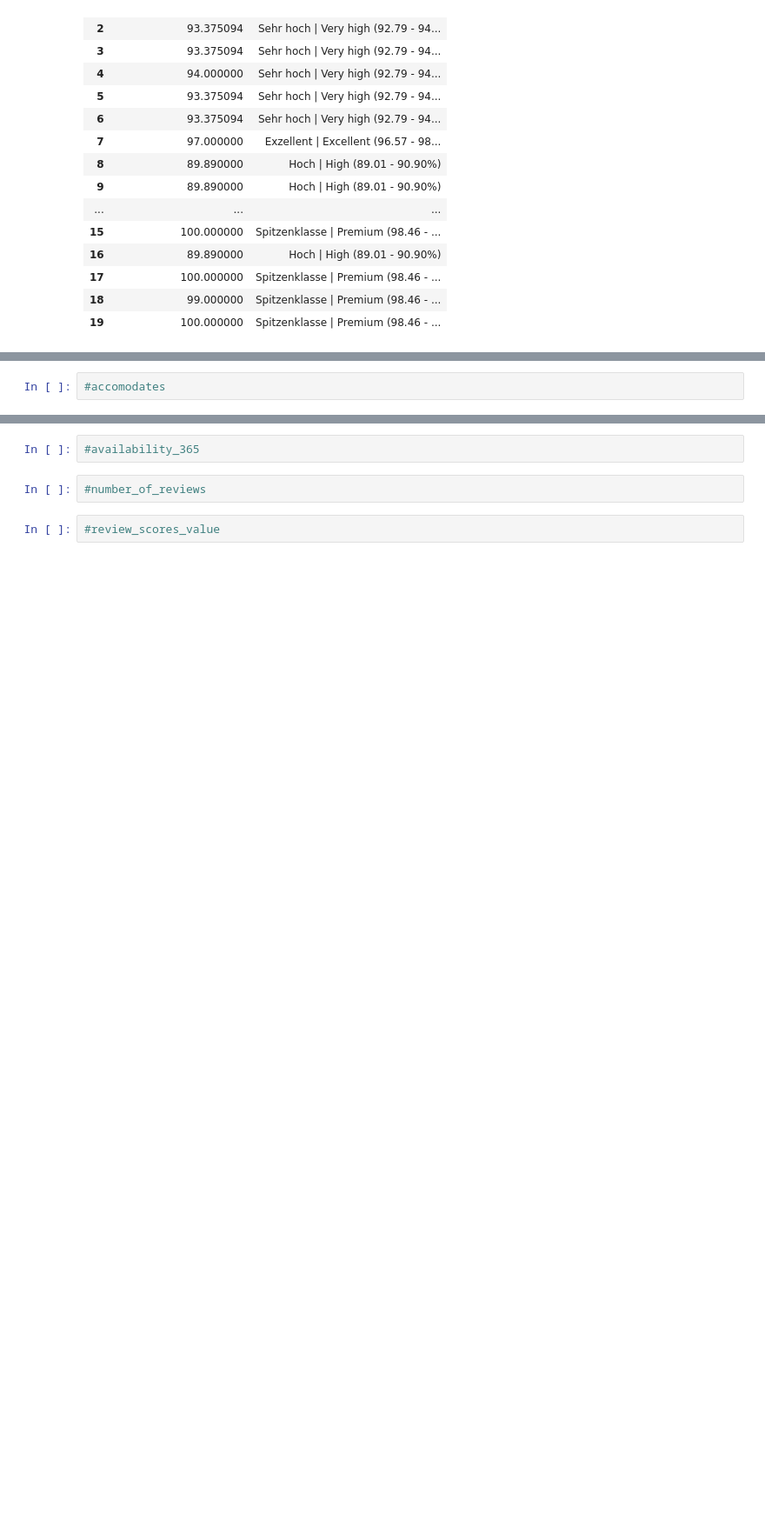
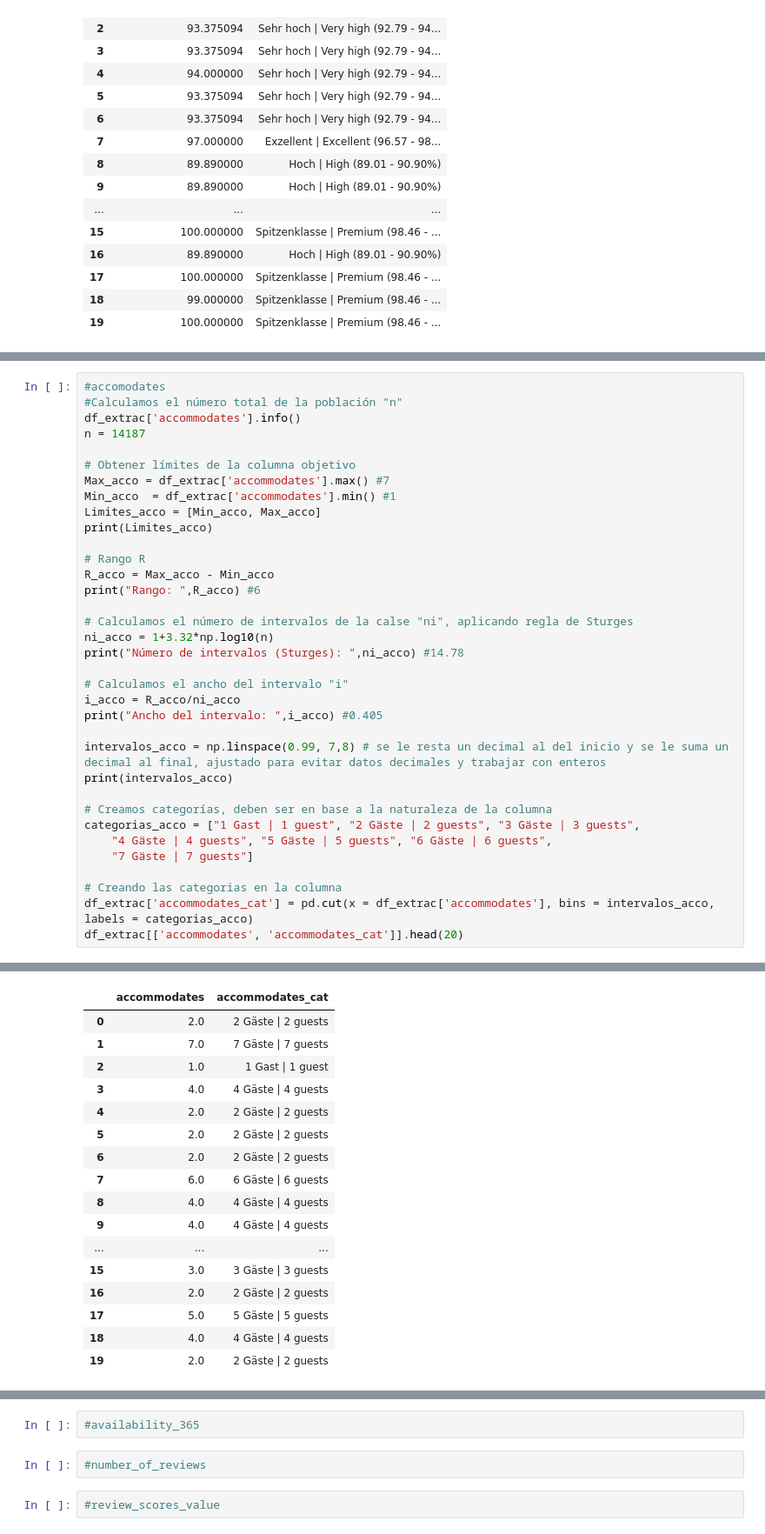
Before and after one commit to Raydays55/Actividad-5, a Jupyter notebook: Act5.ipynb, the cells around one changed output, grey strips where cells are left out. Shown at 87% size. Saved outputs shown, nothing was run; the diff lists cells and outputs as text; blank space fills up the shorter version.

```diff
--- a/Act5.ipynb
+++ b/Act5.ipynb
@@ -542,2 +561,36 @@ Ancho del intervalo:  1.082230827888238
 # %%
 #accomodates
+#Calculamos el número total de la población "n"
+df_extrac['accommodates'].info()
+n = 14187
+
+# Obtener límites de la columna objetivo
+Max_acco = df_extrac['accommodates'].max() #7
+Min_acco  = df_extrac['accommodates'].min() #1
+Limites_acco = [Min_acco, Max_acco]
+print(Limites_acco)
+
+# Rango R
+R_acco = Max_acco - Min_acco
+print("Rango: ",R_acco) #6
+
+# Calculamos el número de intervalos de la calse "ni", aplicando regla de Sturges
+ni_acco = 1+3.32*np.log10(n)
+print("Número de intervalos (Sturges): ",ni_acco) #14.78
+
+# Calculamos el ancho del intervalo "i"
+i_acco = R_acco/ni_acco
+print("Ancho del intervalo: ",i_acco) #0.405
+
+intervalos_acco = np.linspace(0.99, 7,8) # se le resta un decimal al del inicio y se le suma un decimal al final, ajustado para evitar datos decimales y trabajar con enteros
+print(intervalos_acco)
+
+# Creamos categorías, deben ser en base a la naturaleza de la columna
+categorias_acco = ["1 Gast | 1 guest", "2 Gäste | 2 guests", "3 Gäste | 3 guests",
+    "4 Gäste | 4 guests", "5 Gäste | 5 guests", "6 Gäste | 6 guests",
+    "7 Gäste | 7 guests"]
+
+# Creando las categorias en la columna
+df_extrac['accommodates_cat'] = pd.cut(x = df_extrac['accommodates'], bins = intervalos_acco, labels = categorias_acco)
+df_extrac[['accommodates', 'accommodates_cat']].head(20)
+# %% [output]
@@ -543,0 +611,17 @@ Ancho del intervalo:  1.082230827888238
+|  | accommodates | accommodates_cat |
+| 0 | 2.0 | 2 Gäste | 2 guests |
+| 1 | 7.0 | 7 Gäste | 7 guests |
+| 2 | 1.0 | 1 Gast | 1 guest |
+| 3 | 4.0 | 4 Gäste | 4 guests |
+| 4 | 2.0 | 2 Gäste | 2 guests |
+| 5 | 2.0 | 2 Gäste | 2 guests |
+| 6 | 2.0 | 2 Gäste | 2 guests |
+| 7 | 6.0 | 6 Gäste | 6 guests |
+| 8 | 4.0 | 4 Gäste | 4 guests |
+| 9 | 4.0 | 4 Gäste | 4 guests |
+| ... | ... | ... |
+| 15 | 3.0 | 3 Gäste | 3 guests |
+| 16 | 2.0 | 2 Gäste | 2 guests |
+| 17 | 5.0 | 5 Gäste | 5 guests |
+| 18 | 4.0 | 4 Gäste | 4 guests |
+| 19 | 2.0 | 2 Gäste | 2 guests |
```
Also changed, not shown: parts of 7 cells of this notebook.
